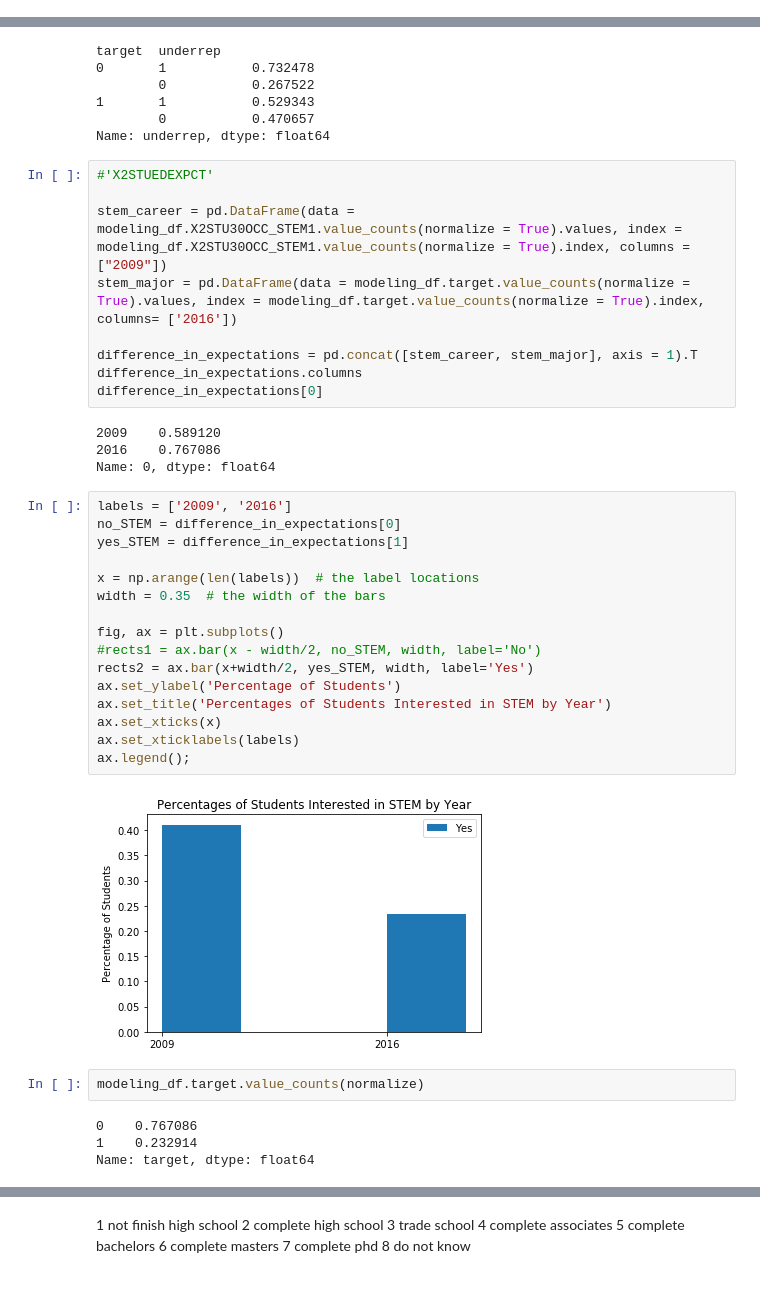
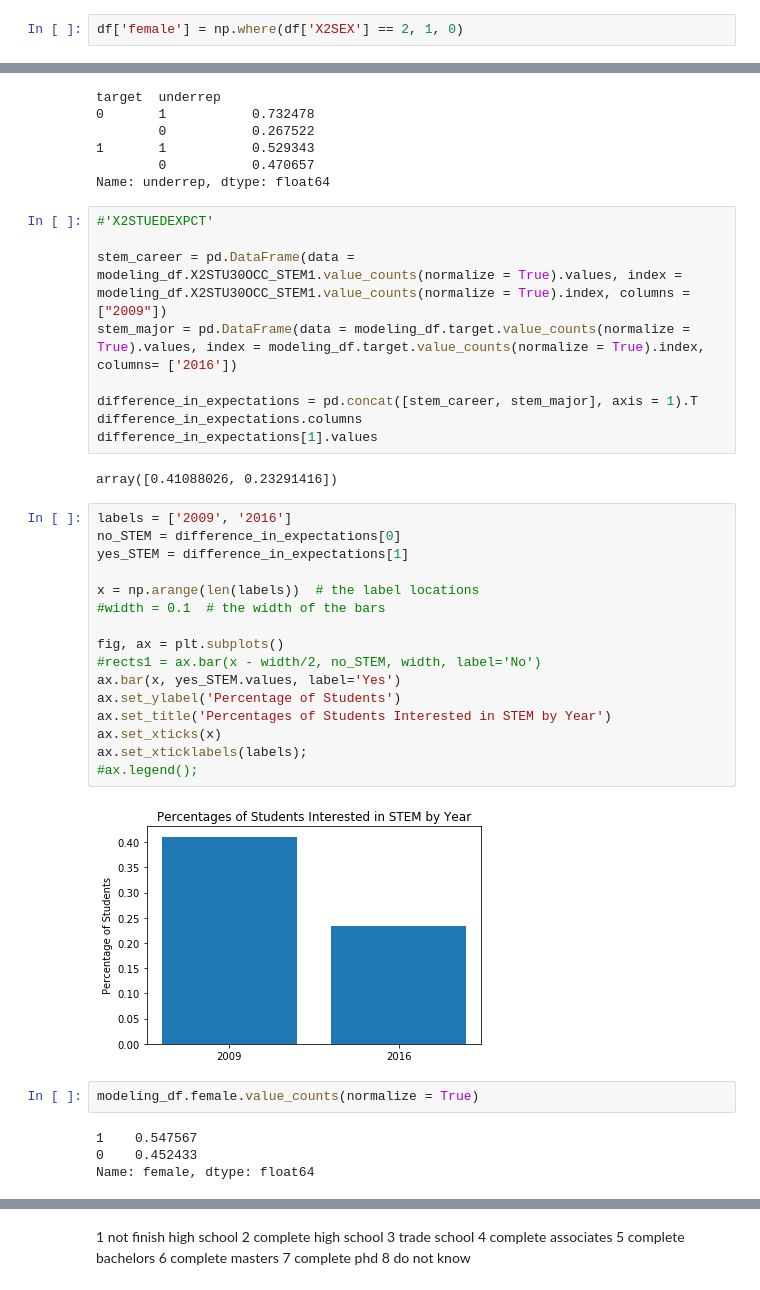
Before and after one commit to laurenphipps/STEM-majors, a Jupyter notebook: EDAviz.ipynb, the cells around one changed output, grey strips where cells are left out. Drawn from its saved outputs; the diff is of its cells as text.

```diff
--- a/EDAviz.ipynb
+++ b/EDAviz.ipynb
@@ -67,3 +56,5 @@ Name: X2RACE, dtype: int64
+# %%
+df['female'] = np.where(df['X2SEX'] == 2, 1, 0)
 # %%
 #drop rows with non-response to S2SLEARN (and many other features) (likely dropped from study)
 df = df[df['S2SLEARN'] != -8]
@@ -277,33 +256,31 @@ stem_major = pd.DataFrame(data = modeling_df.target.value_counts(normalize = Tru
 
 difference_in_expectations = pd.concat([stem_career, stem_major], axis = 1).T
 difference_in_expectations.columns
-difference_in_expectations[0]
+difference_in_expectations[1].values
 # %% [output]
-2009    0.589120
-2016    0.767086
-Name: 0, dtype: float64
+array([0.41088026, 0.23291416])
 # %%
 labels = ['2009', '2016']
 no_STEM = difference_in_expectations[0]
 yes_STEM = difference_in_expectations[1]
 
 x = np.arange(len(labels))  # the label locations
-width = 0.35  # the width of the bars
+#width = 0.1  # the width of the bars
 
 fig, ax = plt.subplots()
 #rects1 = ax.bar(x - width/2, no_STEM, width, label='No')
-rects2 = ax.bar(x+width/2, yes_STEM, width, label='Yes')
+ax.bar(x, yes_STEM.values, label='Yes')
 ax.set_ylabel('Percentage of Students')
 ax.set_title('Percentages of Students Interested in STEM by Year')
 ax.set_xticks(x)
-ax.set_xticklabels(labels)
-ax.legend();
+ax.set_xticklabels(labels);
+#ax.legend();
 # %% [output]
-[figure, old version]
+[figure, new version]
 # %%
-modeling_df.target.value_counts(normalize)
+modeling_df.female.value_counts(normalize = True)
 # %% [output]
-0    0.767086
-1    0.232914
-Name: target, dtype: float64
+1    0.547567
+0    0.452433
+Name: female, dtype: float64
 # %%
```
Also changed, not shown: parts of 19 cells of this notebook, 3 other files.
